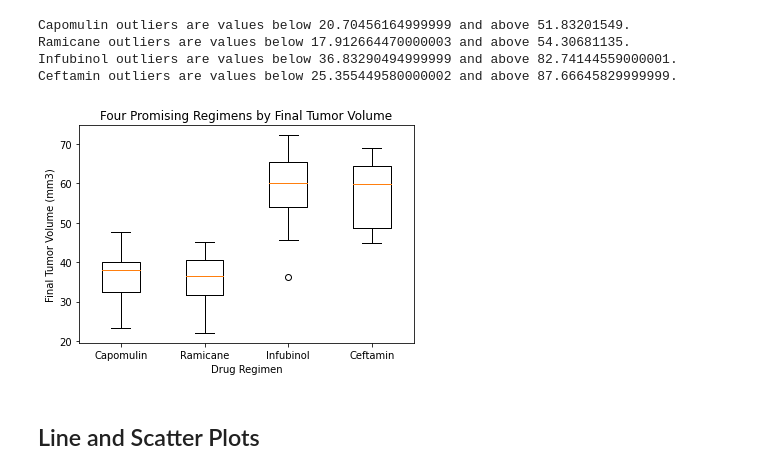
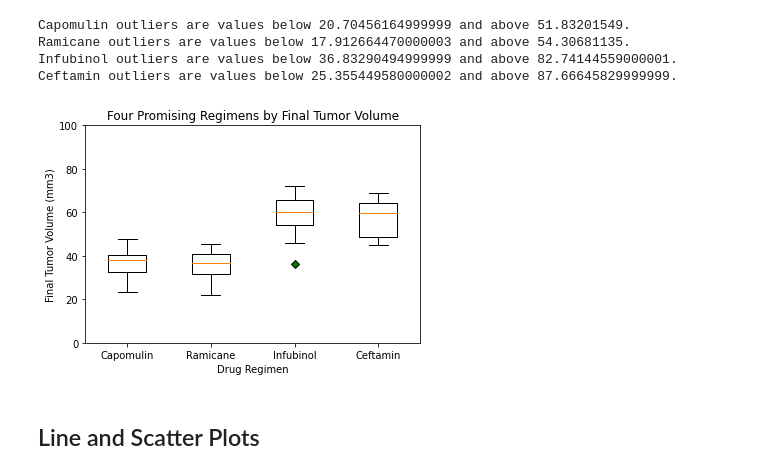
Before and after one commit to miaisrael/matplotlib-challenge, a Jupyter notebook: Pymaceuticals/pymaceuticals_starter.ipynb, the cells around one changed output. Saved outputs shown, nothing was run; the diff lists cells and outputs as text; code cells hidden in the pictures.

```diff
--- a/Pymaceuticals/pymaceuticals_starter.ipynb
+++ b/Pymaceuticals/pymaceuticals_starter.ipynb
@@ -310,16 +320,24 @@ Ceftamin outliers are values below 25.355449580000002 and above 87.6664582999999
 # %%
 # Generate a box plot of the final tumor volume of each mouse across four regimens of interest
 boxplot_data= [cap_tumor_vol, ram_tumor_vol, inf_tumor_vol, cef_tumor_vol]
 
+# Plot
 fig1, ax1 = plt.subplots()
+
+# Title and axes labels, y limits
 ax1.set_title("Four Promising Regimens by Final Tumor Volume")
 ax1.set_xlabel("Drug Regimen")
 ax1.set_ylabel("Final Tumor Volume (mm3)")
+ymin= 0
+ymax= 100
+plt.ylim(ymin, ymax)
 
-ax1.boxplot(boxplot_data, labels=["Capomulin", "Ramicane", "Infubinol", "Ceftamin"])
+# Change outlier color and show plot
+green_diamond = dict(markerfacecolor='g', marker='D')
+ax1.boxplot(boxplot_data, labels=["Capomulin", "Ramicane", "Infubinol", "Ceftamin"], flierprops=green_diamond)
 plt.show()
 # %% [output]
-[figure, old version]
+[figure, new version]
 # %% [markdown]
 ## Line and Scatter Plots
 # %%
```
Also changed, not shown: parts of 7 cells of this notebook.
